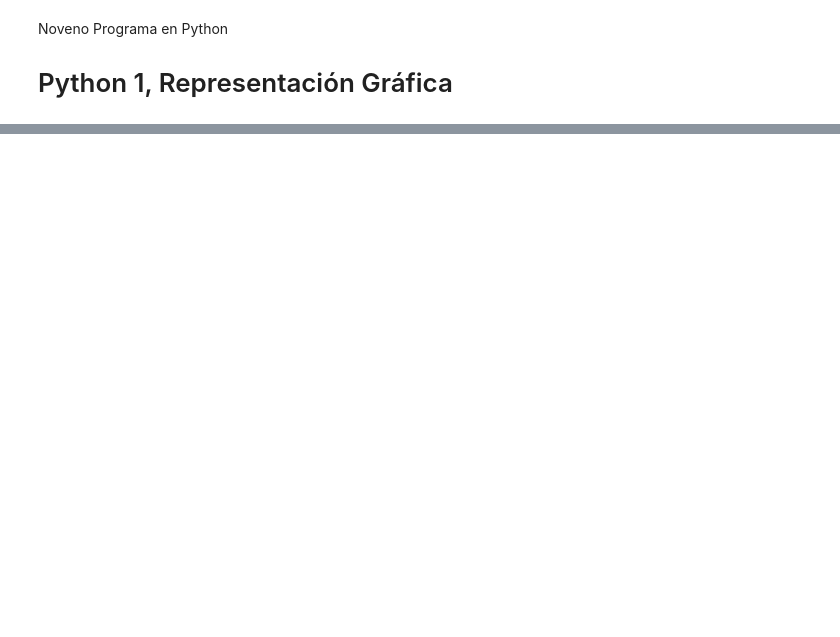
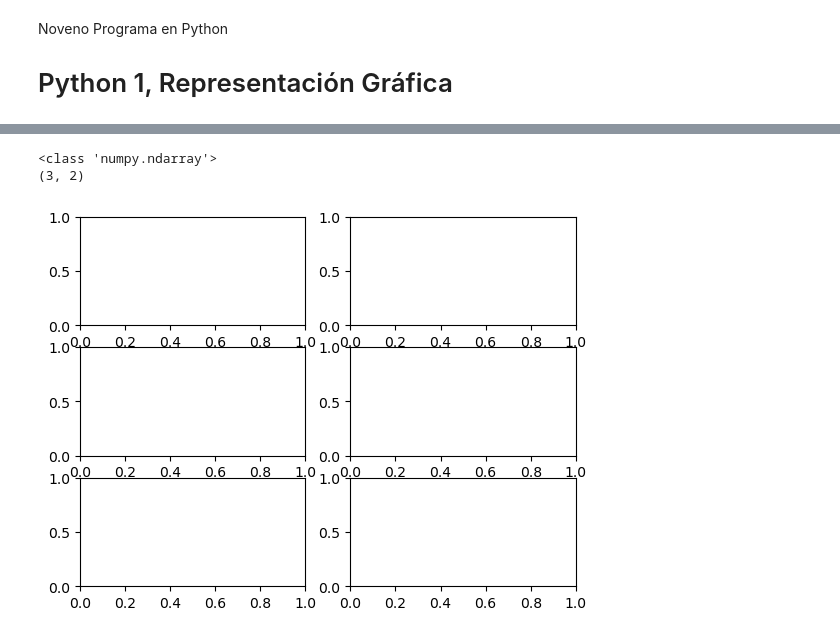
Before and after one commit to Crishito/machine12026, a Jupyter notebook: practicas/Python_Matplotlib.ipynb, the cells around one changed output, grey strips where cells are left out. Cells and saved outputs as stored; diff of their text form; code cells hidden in the pictures; blank space fills up the shorter version.

```diff
--- a/practicas/Python_Matplotlib.ipynb
+++ b/practicas/Python_Matplotlib.ipynb
@@ -17,0 +95,8 @@ Noveno Programa en Python
+# %%
+fig, axes = plt.subplots(3,2) # crea una ndarray de 1x2 axes (o subplots)
+print(type(axes))
+print(axes.shape)
+# %% [output]
+<class 'numpy.ndarray'>
+(3, 2)
+[figure, added]
```
Also changed, not shown: parts of 71 cells of this notebook, 4 other files.
